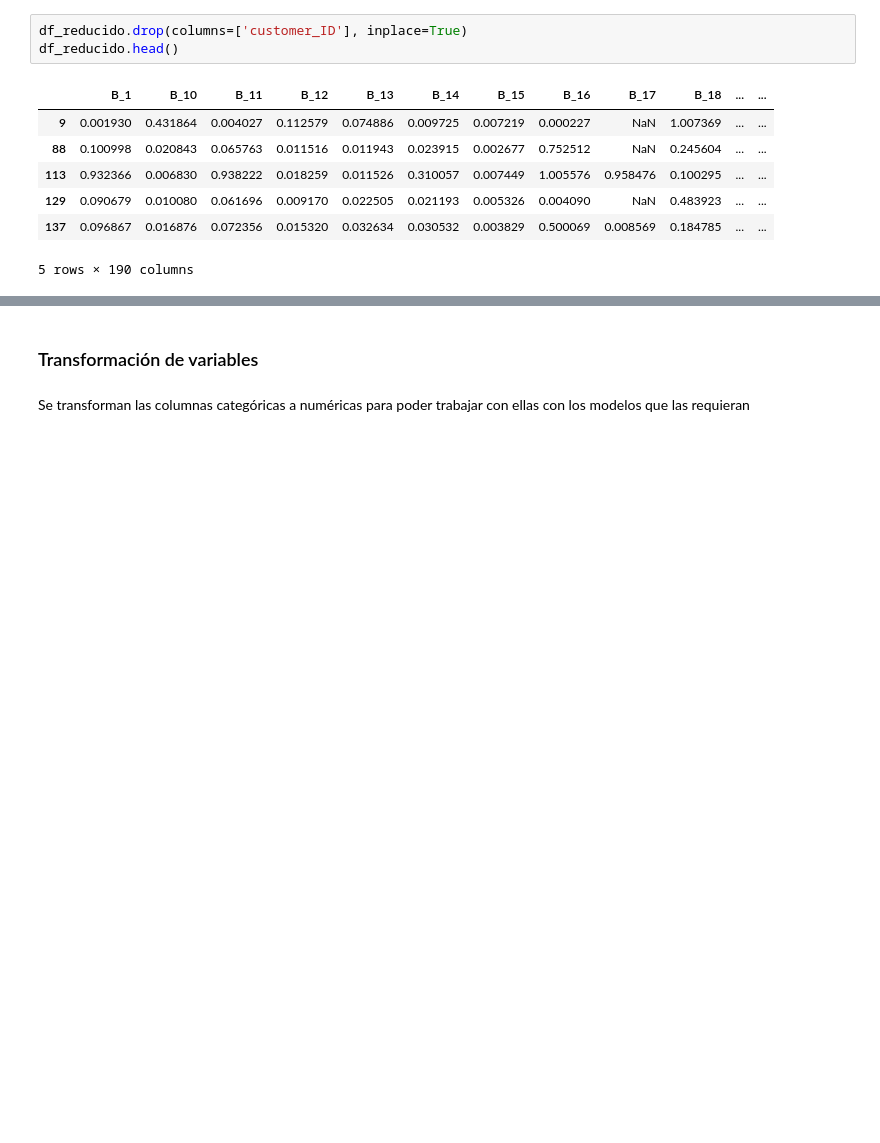
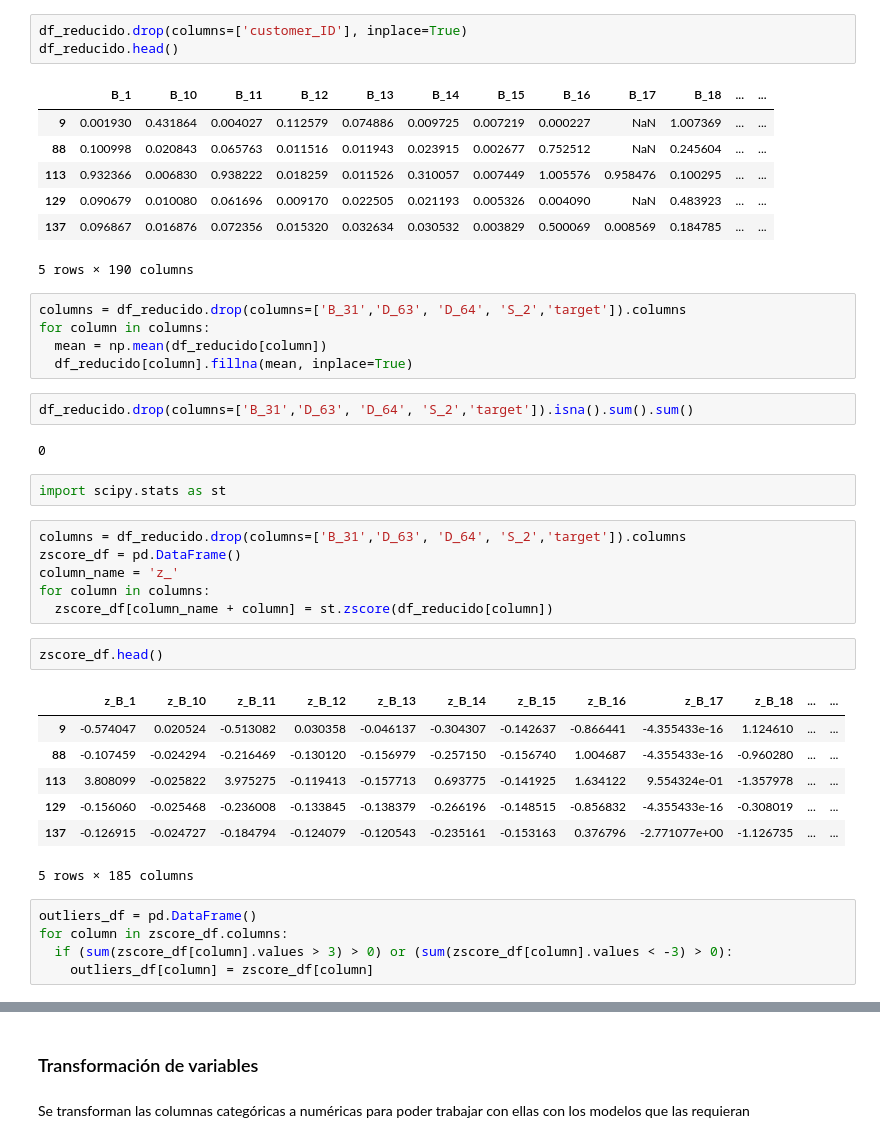
Before and after one commit to gabrielPeraltaM/datos-tp3, a Jupyter notebook: main_parquet.ipynb, the cells around one changed output, grey strips where cells are left out. Saved outputs shown, nothing was run; the diff lists cells and outputs as text; blank space fills up the shorter version.

```diff
--- a/main_parquet.ipynb
+++ b/main_parquet.ipynb
@@ -454,3 +470,35 @@ df_reducido.head()
 | 129 | 0.090679 | 0.010080 | 0.061696 | 0.009170 | 0.022505 | 0.021193 | 0.005326 | 0.004090 | NaN | 0.483923 | ... | ... |
 | 137 | 0.096867 | 0.016876 | 0.072356 | 0.015320 | 0.032634 | 0.030532 | 0.003829 | 0.500069 | 0.008569 | 0.184785 | ... | ... |
 5 rows × 190 columns
+# %%
+columns = df_reducido.drop(columns=['B_31','D_63', 'D_64', 'S_2','target']).columns
+for column in columns:
+  mean = np.mean(df_reducido[column])
+  df_reducido[column].fillna(mean, inplace=True)
+# %%
+df_reducido.drop(columns=['B_31','D_63', 'D_64', 'S_2','target']).isna().sum().sum()
+# %% [output]
+0
+# %%
+import scipy.stats as st
+# %%
+columns = df_reducido.drop(columns=['B_31','D_63', 'D_64', 'S_2','target']).columns
+zscore_df = pd.DataFrame()
+column_name = 'z_'
+for column in columns:
+  zscore_df[column_name + column] = st.zscore(df_reducido[column])
+# %%
+zscore_df.head()
+# %% [output]
+|  | z_B_1 | z_B_10 | z_B_11 | z_B_12 | z_B_13 | z_B_14 | z_B_15 | z_B_16 | z_B_17 | z_B_18 | ... | ... |
+| 9 | -0.574047 | 0.020524 | -0.513082 | 0.030358 | -0.046137 | -0.304307 | -0.142637 | -0.866441 | -4.355433e-16 | 1.124610 | ... | ... |
+| 88 | -0.107459 | -0.024294 | -0.216469 | -0.130120 | -0.156979 | -0.257150 | -0.156740 | 1.004687 | -4.355433e-16 | -0.960280 | ... | ... |
+| 113 | 3.808099 | -0.025822 | 3.975275 | -0.119413 | -0.157713 | 0.693775 | -0.141925 | 1.634122 | 9.554324e-01 | -1.357978 | ... | ... |
+| 129 | -0.156060 | -0.025468 | -0.236008 | -0.133845 | -0.138379 | -0.266196 | -0.148515 | -0.856832 | -4.355433e-16 | -0.308019 | ... | ... |
+| 137 | -0.126915 | -0.024727 | -0.184794 | -0.124079 | -0.120543 | -0.235161 | -0.153163 | 0.376796 | -2.771077e+00 | -1.126735 | ... | ... |
+5 rows × 185 columns
+# %%
+outliers_df = pd.DataFrame()
+for column in zscore_df.columns:
+  if (sum(zscore_df[column].values > 3) > 0) or (sum(zscore_df[column].values < -3) > 0):
+    outliers_df[column] = zscore_df[column]
```
Also changed, not shown: parts of 6 cells of this notebook.
